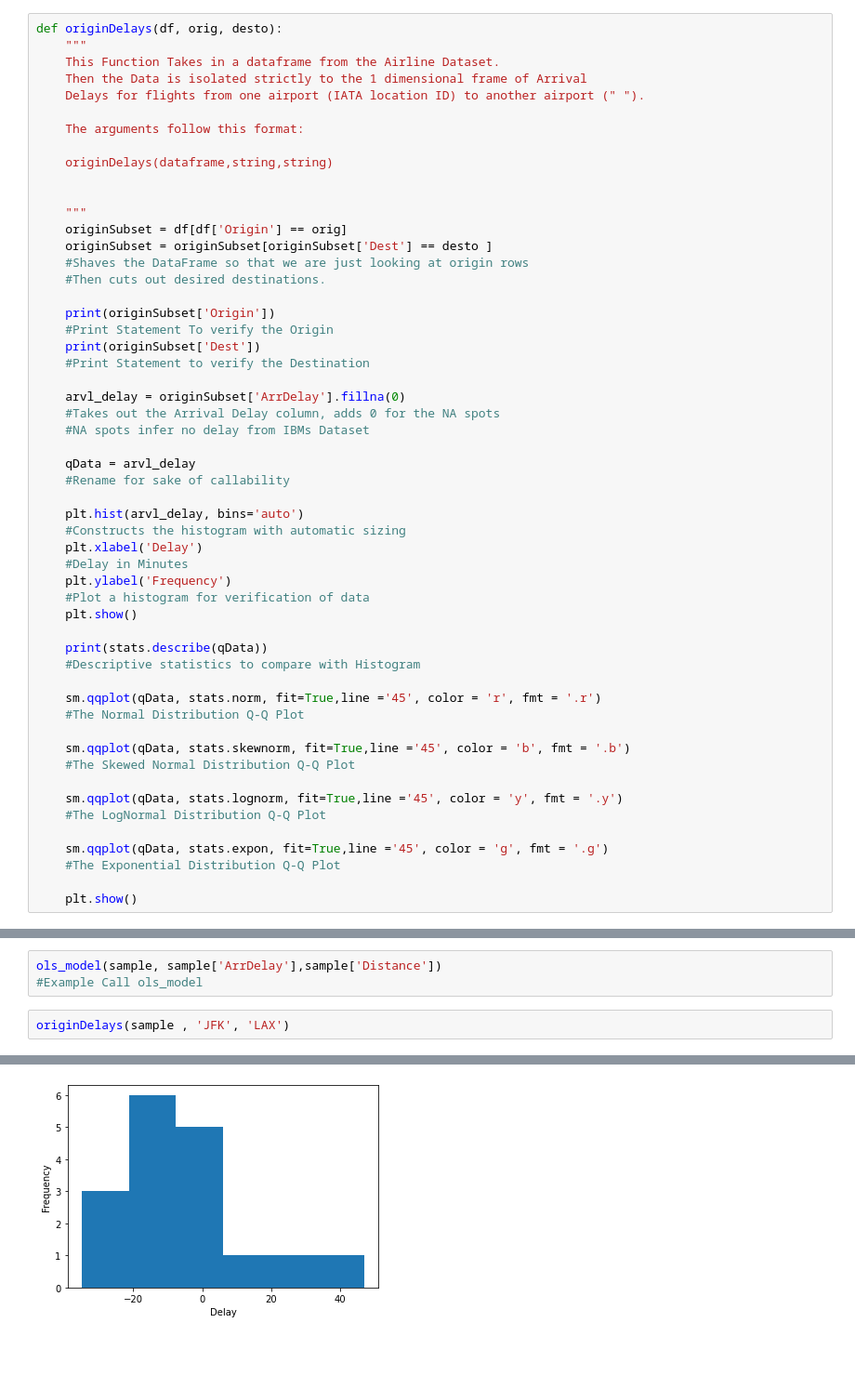
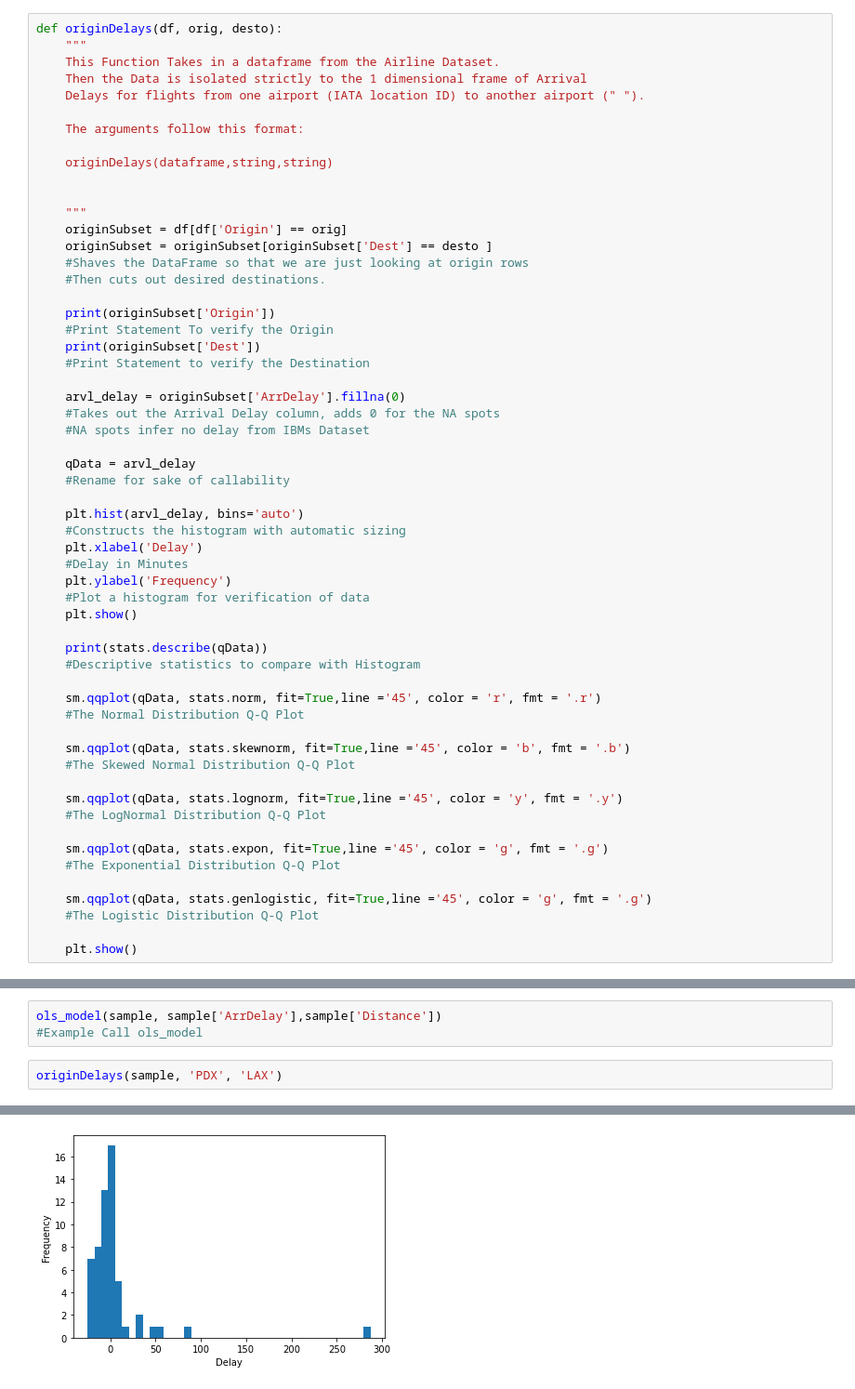
Before and after one commit to gabesUW/BDATA200Project_1, a Jupyter notebook: main.ipynb, the cells around one changed output, grey strips where cells are left out. Shown: that part at 93% size. Saved outputs shown, nothing was run; the diff lists cells and outputs as text; blank space fills up the shorter version.

```diff
--- a/main.ipynb
+++ b/main.ipynb
@@ -92,6 +92,9 @@ def originDelays(df, orig, desto):
     sm.qqplot(qData, stats.expon, fit=True,line ='45', color = 'g', fmt = '.g')
     #The Exponential Distribution Q-Q Plot
 
+    sm.qqplot(qData, stats.genlogistic, fit=True,line ='45', color = 'g', fmt = '.g')
+    #The Logistic Distribution Q-Q Plot
+
     plt.show()
 # %% [markdown]
 ### plotter
@@ -137,5 +140,5 @@ plotter(sample,'AirTime','Distance')
 ols_model(sample, sample['ArrDelay'],sample['Distance'])
 #Example Call ols_model
 # %%
-originDelays(sample , 'JFK', 'LAX')
+originDelays(sample, 'PDX', 'LAX')
 # %% [output]
@@ -158,2 +161,2 @@ originDelays(sample , 'JFK', 'LAX')
 Name: Dest, dtype: object
-[figure, old version]
+[figure, new version]
```
Also changed, not shown: parts of 5 cells of this notebook.
